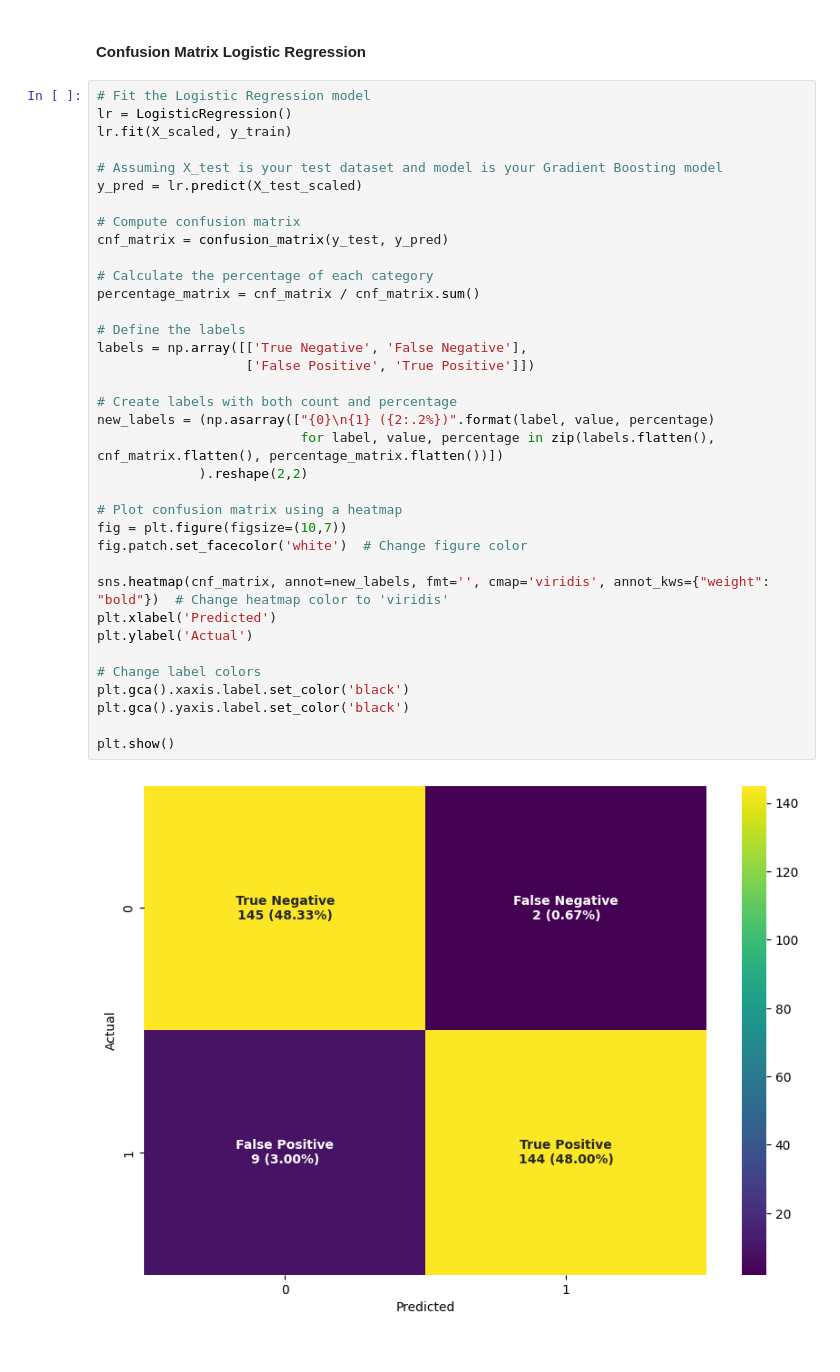
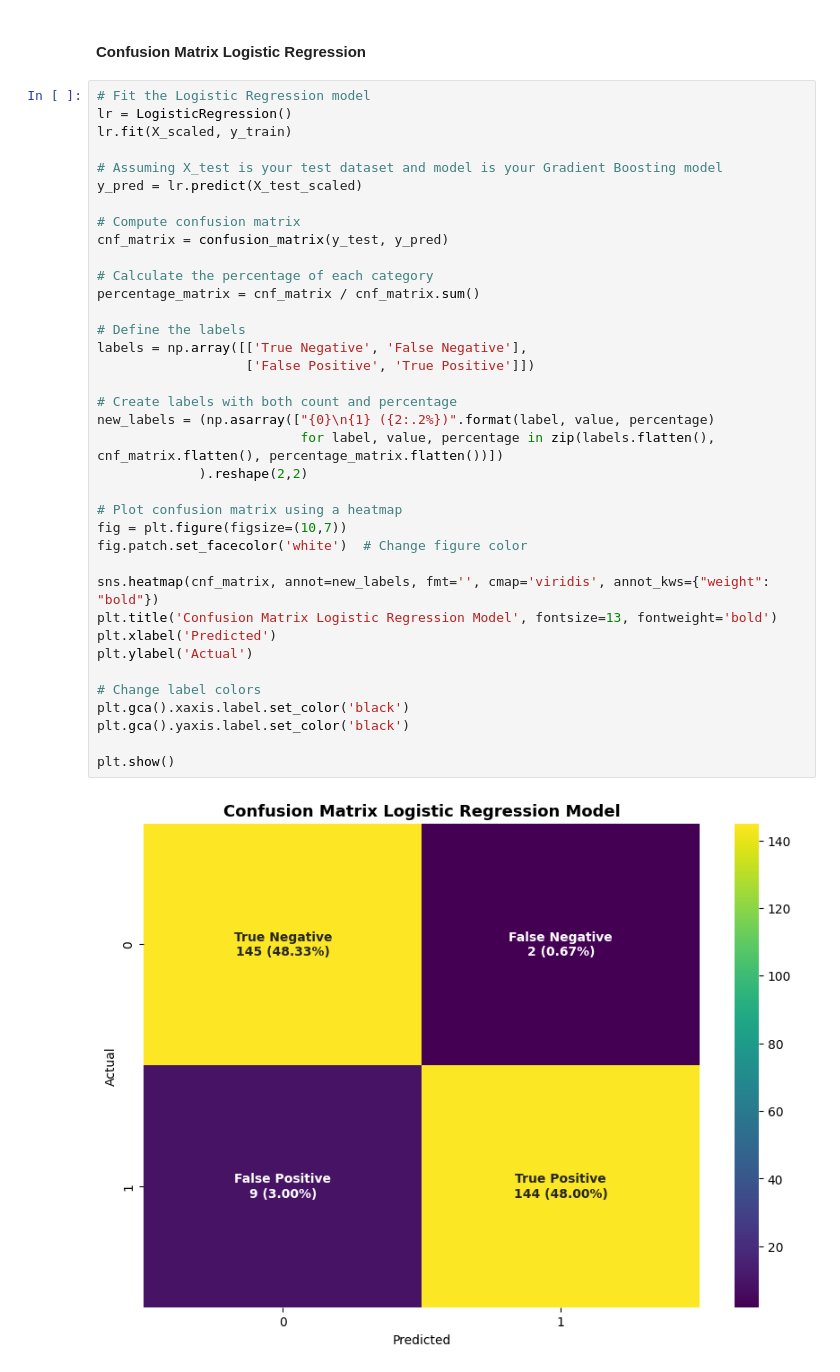
Before and after one commit to azaryasph/Predict-Customer-Clicked-Ads-Classification-By-Using-Machine-Learning, a Jupyter notebook: Predict Customer Clicked Ads Classification By Using Machine Learning.ipynb, the cells around one changed output. Saved outputs shown, nothing was run; the diff lists cells and outputs as text.

```diff
--- a/Predict Customer Clicked Ads Classification By Using Machine Learning.ipynb
+++ b/Predict Customer Clicked Ads Classification By Using Machine Learning.ipynb
@@ -870,32 +922,33 @@ lr.fit(X_scaled, y_train)
 y_pred = lr.predict(X_test_scaled)
 
 # Compute confusion matrix
 cnf_matrix = confusion_matrix(y_test, y_pred)
 
 # Calculate the percentage of each category
 percentage_matrix = cnf_matrix / cnf_matrix.sum()
 
 # Define the labels
 labels = np.array([['True Negative', 'False Negative'],
                    ['False Positive', 'True Positive']])
 
 # Create labels with both count and percentage
 new_labels = (np.asarray(["{0}\n{1} ({2:.2%})".format(label, value, percentage)
                           for label, value, percentage in zip(labels.flatten(), cnf_matrix.flatten(), percentage_matrix.flatten())])
              ).reshape(2,2)
 
 # Plot confusion matrix using a heatmap
 fig = plt.figure(figsize=(10,7))
 fig.patch.set_facecolor('white')  # Change figure color
 
-sns.heatmap(cnf_matrix, annot=new_labels, fmt='', cmap='viridis', annot_kws={"weight": "bold"})  # Change heatmap color to 'viridis'
+sns.heatmap(cnf_matrix, annot=new_labels, fmt='', cmap='viridis', annot_kws={"weight": "bold"})
+plt.title('Confusion Matrix Logistic Regression Model', fontsize=13, fontweight='bold')
 plt.xlabel('Predicted')
 plt.ylabel('Actual')
 
 # Change label colors
 plt.gca().xaxis.label.set_color('black')
 plt.gca().yaxis.label.set_color('black')
 
 plt.show()
 # %% [output]
-[figure, old version]
+[figure, new version]
```
Also changed, not shown: parts of 14 cells of this notebook.
